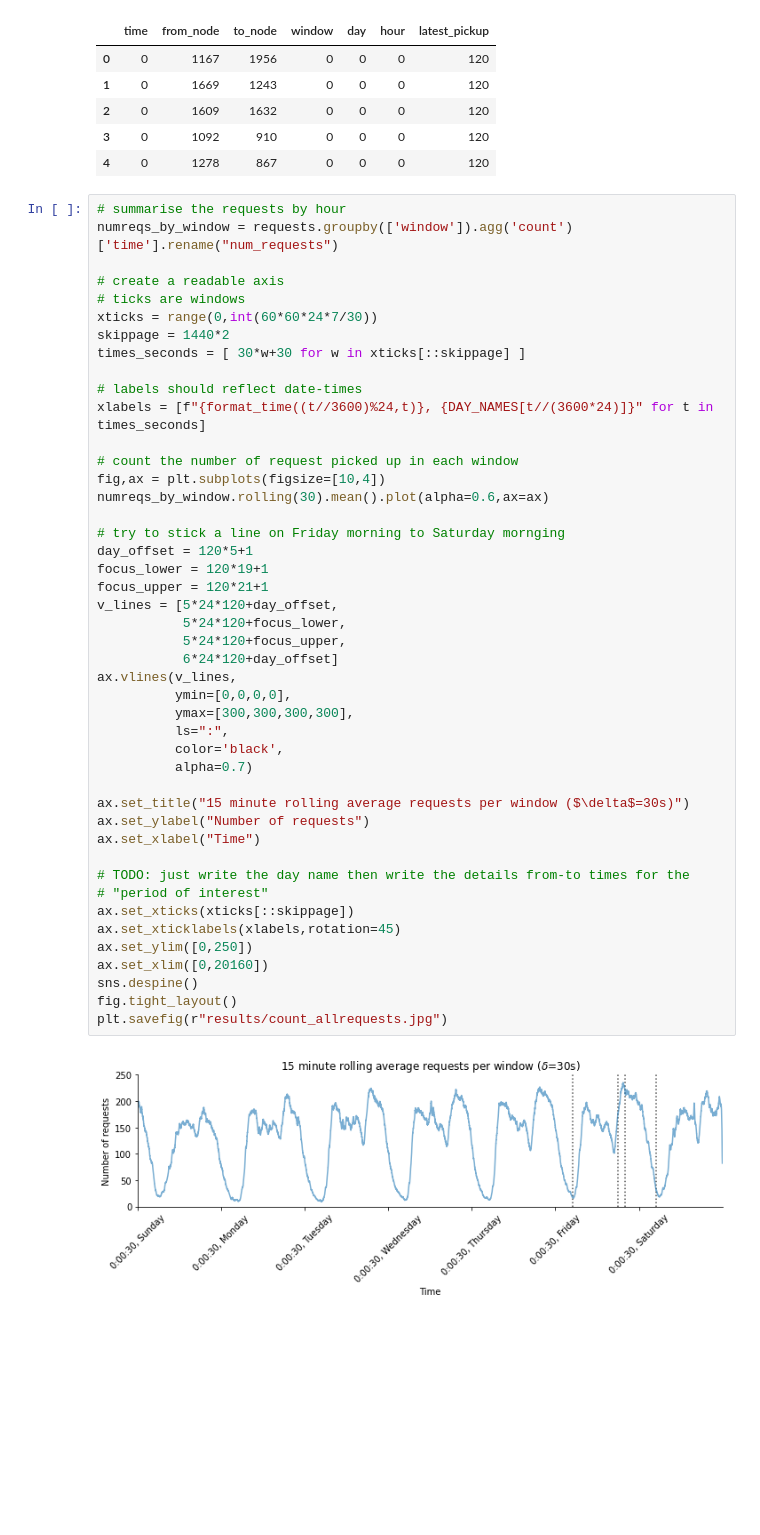
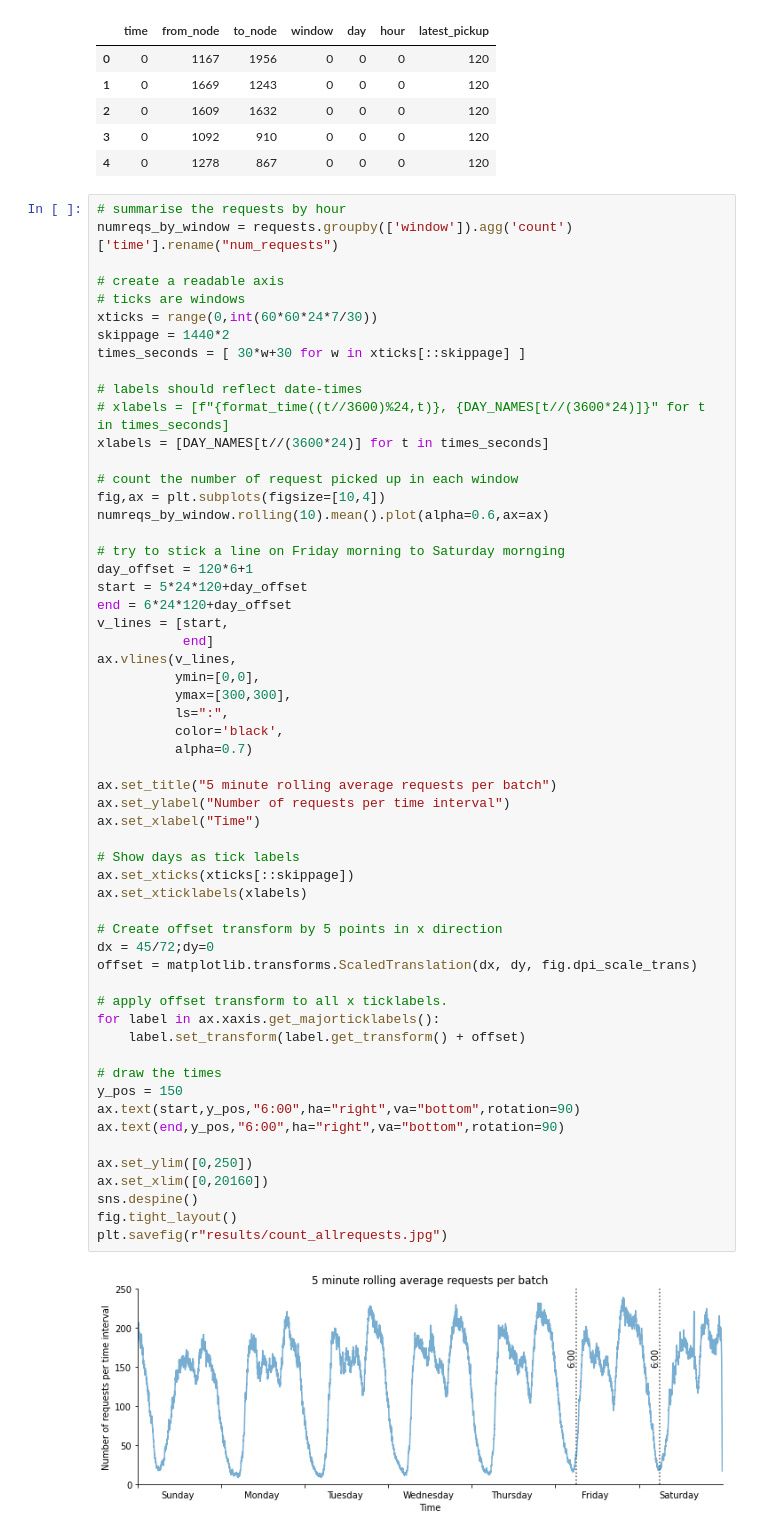
Before and after one commit to MrRobboWilliamson/ride-share, a Jupyter notebook: EDA.ipynb, the cells around one changed output. Drawn from its saved outputs; the diff is of its cells as text; blank space fills up the shorter version.

```diff
--- a/EDA.ipynb
+++ b/EDA.ipynb
@@ -20,47 +22,59 @@ requests.head()
 # %%
 # summarise the requests by hour
 numreqs_by_window = requests.groupby(['window']).agg('count')['time'].rename("num_requests")
 
 # create a readable axis
 # ticks are windows
 xticks = range(0,int(60*60*24*7/30))
 skippage = 1440*2
 times_seconds = [ 30*w+30 for w in xticks[::skippage] ]
 
 # labels should reflect date-times
-xlabels = [f"{format_time((t//3600)%24,t)}, {DAY_NAMES[t//(3600*24)]}" for t in times_seconds]
+# xlabels = [f"{format_time((t//3600)%24,t)}, {DAY_NAMES[t//(3600*24)]}" for t in times_seconds]
+xlabels = [DAY_NAMES[t//(3600*24)] for t in times_seconds]
 
 # count the number of request picked up in each window
 fig,ax = plt.subplots(figsize=[10,4])
-numreqs_by_window.rolling(30).mean().plot(alpha=0.6,ax=ax)
+numreqs_by_window.rolling(10).mean().plot(alpha=0.6,ax=ax)
 
 # try to stick a line on Friday morning to Saturday mornging
-day_offset = 120*5+1
-focus_lower = 120*19+1
-focus_upper = 120*21+1
-v_lines = [5*24*120+day_offset,
-           5*24*120+focus_lower,
-           5*24*120+focus_upper,
-           6*24*120+day_offset]
+day_offset = 120*6+1
+start = 5*24*120+day_offset
+end = 6*24*120+day_offset
+v_lines = [start,
+           end]
 ax.vlines(v_lines,
-          ymin=[0,0,0,0],
-          ymax=[300,300,300,300],
+          ymin=[0,0],
+          ymax=[300,300],
           ls=":",
           color='black',
           alpha=0.7)
 
-ax.set_title("15 minute rolling average requests per window ($\delta$=30s)")
-ax.set_ylabel("Number of requests")
+ax.set_title("5 minute rolling average requests per batch")
+ax.set_ylabel("Number of requests per time interval")
 ax.set_xlabel("Time")
 
-# TODO: just write the day name then write the details from-to times for the
-# "period of interest"
+# Show days as tick labels
 ax.set_xticks(xticks[::skippage])
-ax.set_xticklabels(xlabels,rotation=45)
+ax.set_xticklabels(xlabels)
+
+# Create offset transform by 5 points in x direction
+dx = 45/72;dy=0
+offset = matplotlib.transforms.ScaledTranslation(dx, dy, fig.dpi_scale_trans)
+
+# apply offset transform to all x ticklabels.
+for label in ax.xaxis.get_majorticklabels():
+    label.set_transform(label.get_transform() + offset)
+
+# draw the times
+y_pos = 150
+ax.text(start,y_pos,"6:00",ha="right",va="bottom",rotation=90)
+ax.text(end,y_pos,"6:00",ha="right",va="bottom",rotation=90)
+
 ax.set_ylim([0,250])
 ax.set_xlim([0,20160])
 sns.despine()
 fig.tight_layout()
 plt.savefig(r"results/count_allrequests.jpg")
 # %% [output]
-[figure, old version]
+[figure, new version]
```
Also changed, not shown: parts of 10 cells of this notebook, 24 other files.
